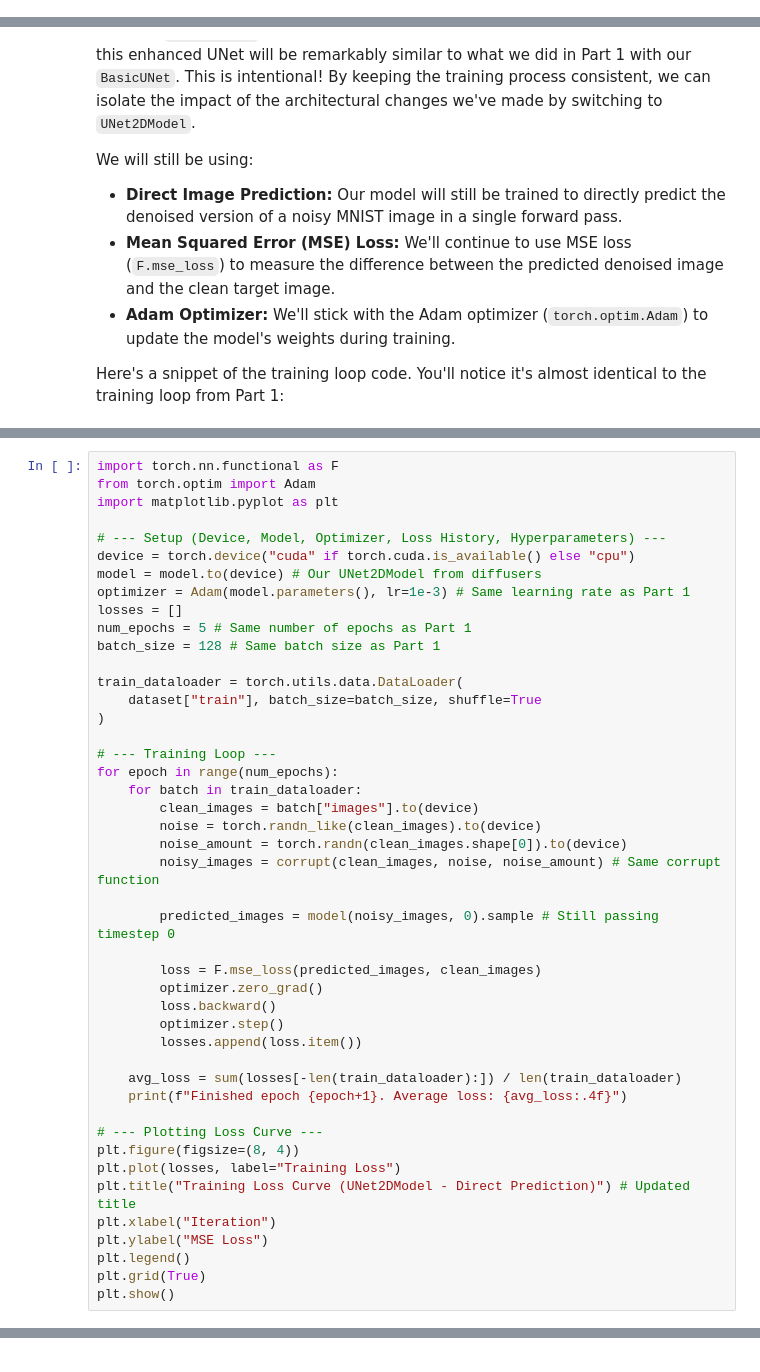
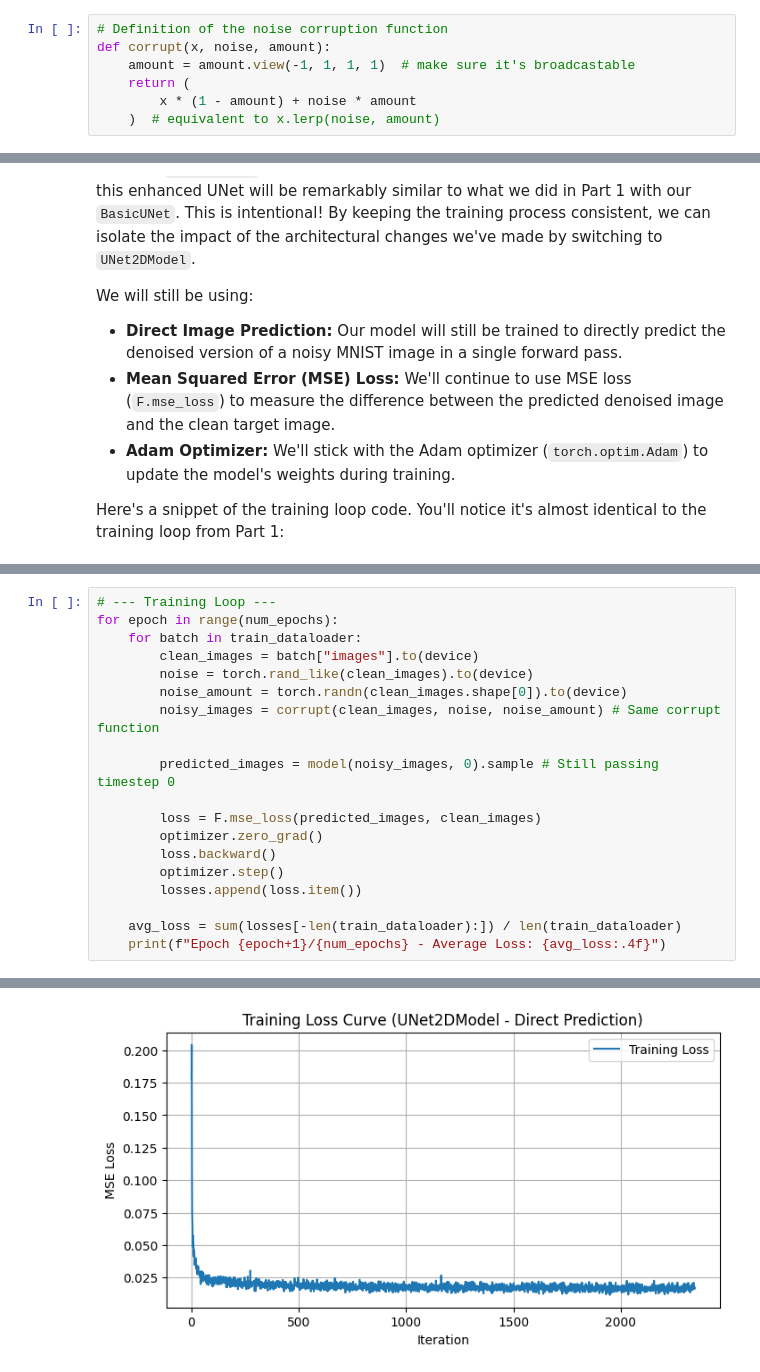
Before and after one commit to hassaanbinaslam/myblog, a Jupyter notebook: posts/2025-02-15-diffusion-model-mnist-part2.ipynb, the cells around one changed output, grey strips where cells are left out. Cells and saved outputs as stored; diff of their text form.

```diff
--- a/posts/2025-02-15-diffusion-model-mnist-part2.ipynb
+++ b/posts/2025-02-15-diffusion-model-mnist-part2.ipynb
@@ -138,0 +154,7 @@ With the MNIST dataset loaded and preprocessed, we are now ready to introduce ou
+# %%
+# Definition of the noise corruption function
+def corrupt(x, noise, amount):
+    amount = amount.view(-1, 1, 1, 1)  # make sure it's broadcastable
+    return (
+        x * (1 - amount) + noise * amount
+    )  # equivalent to x.lerp(noise, amount)
@@ -201,25 +287,9 @@ Here's a snippet of the training loop code. You'll notice it's almost identical
 # %%
-import torch.nn.functional as F
-from torch.optim import Adam
-import matplotlib.pyplot as plt
-
-# --- Setup (Device, Model, Optimizer, Loss History, Hyperparameters) ---
-device = torch.device("cuda" if torch.cuda.is_available() else "cpu")
-model = model.to(device) # Our UNet2DModel from diffusers
-optimizer = Adam(model.parameters(), lr=1e-3) # Same learning rate as Part 1
-losses = []
-num_epochs = 5 # Same number of epochs as Part 1
-batch_size = 128 # Same batch size as Part 1
-
-train_dataloader = torch.utils.data.DataLoader(
-    dataset["train"], batch_size=batch_size, shuffle=True
-)
-
 # --- Training Loop ---
 for epoch in range(num_epochs):
     for batch in train_dataloader:
         clean_images = batch["images"].to(device)
-        noise = torch.randn_like(clean_images).to(device)
+        noise = torch.rand_like(clean_images).to(device)
         noise_amount = torch.randn(clean_images.shape[0]).to(device)
         noisy_images = corrupt(clean_images, noise, noise_amount) # Same corrupt function
 
@@ -232,14 +302,5 @@ for epoch in range(num_epochs):
         losses.append(loss.item())
 
     avg_loss = sum(losses[-len(train_dataloader):]) / len(train_dataloader)
-    print(f"Finished epoch {epoch+1}. Average loss: {avg_loss:.4f}")
-
-# --- Plotting Loss Curve ---
-plt.figure(figsize=(8, 4))
-plt.plot(losses, label="Training Loss")
-plt.title("Training Loss Curve (UNet2DModel - Direct Prediction)") # Updated title
-plt.xlabel("Iteration")
-plt.ylabel("MSE Loss")
-plt.legend()
-plt.grid(True)
-plt.show()
+    print(f"Epoch {epoch+1}/{num_epochs} - Average Loss: {avg_loss:.4f}")
+# %% [output]
@@ -246,3 +312,4 @@ plt.show()
+[figure, added]
 # %% [markdown]
 As you can see, the core training logic remains the same. We load batches, generate noise, corrupt images, feed them to the `UNet2DModel` (still with a timestep of 0), calculate MSE loss, and update the weights using Adam.  We've also kept the hyperparameters (learning rate, batch size, number of epochs) consistent with Part 1 for a direct comparison.
 
```
Also changed, not shown: parts of 25 cells of this notebook.
